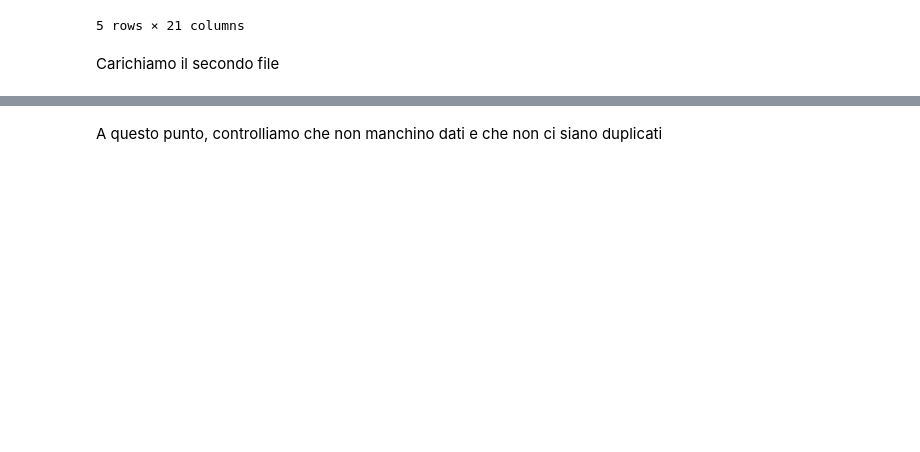
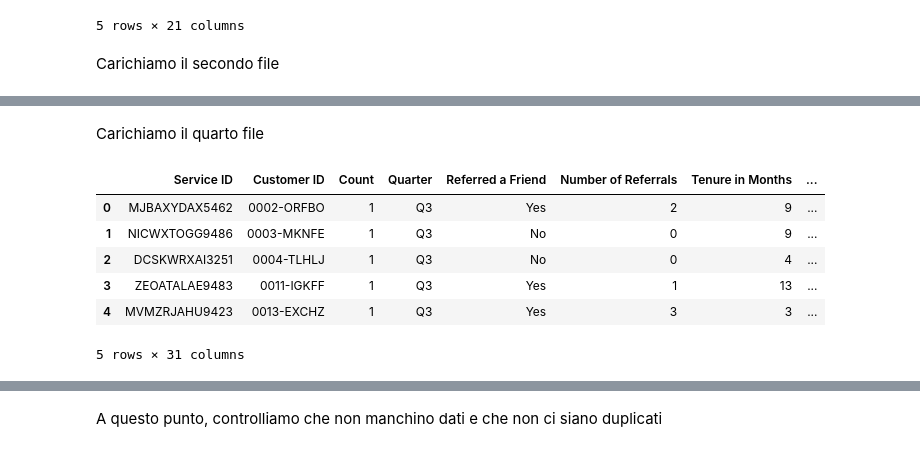
Before and after one commit to GiovanniLodari/DataMiningProject, a Jupyter notebook: ProgettoDM.ipynb, the cells around one changed output, grey strips where cells are left out. Saved outputs shown, nothing was run; the diff lists cells and outputs as text; code cells hidden in the pictures; blank space fills up the shorter version.

```diff
--- a/ProgettoDM.ipynb
+++ b/ProgettoDM.ipynb
@@ -38,0 +58,16 @@ df_dem.head()
+# %% [markdown]
+Carichiamo il quarto file
+# %%
+file4_path = 'Telecommunications_Industry/Telco_customer_churn_services.xlsx'
+df_serv = pd.read_excel(file4_path) #posizione <- potremmo applicare k-means o nearest neighbor per controllare se i clienti che fanno churn sono "localizzati" (magari a causa di disservizi tipo "non arriva la fibra")
+
+df_serv = df_serv.sort_values(by="Customer ID").reset_index(drop=True)
+df_serv.head()
+# %% [output]
+|  | Service ID | Customer ID | Count | Quarter | Referred a Friend | Number of Referrals | Tenure in Months | ... |
+| 0 | MJBAXYDAX5462 | 0002-ORFBO | 1 | Q3 | Yes | 2 | 9 | ... |
+| 1 | NICWXTOGG9486 | 0003-MKNFE | 1 | Q3 | No | 0 | 9 | ... |
+| 2 | DCSKWRXAI3251 | 0004-TLHLJ | 1 | Q3 | No | 0 | 4 | ... |
+| 3 | ZEOATALAE9483 | 0011-IGKFF | 1 | Q3 | Yes | 1 | 13 | ... |
+| 4 | MVMZRJAHU9423 | 0013-EXCHZ | 1 | Q3 | Yes | 3 | 3 | ... |
+5 rows × 31 columns
```
Also changed, not shown: parts of 11 cells of this notebook.
